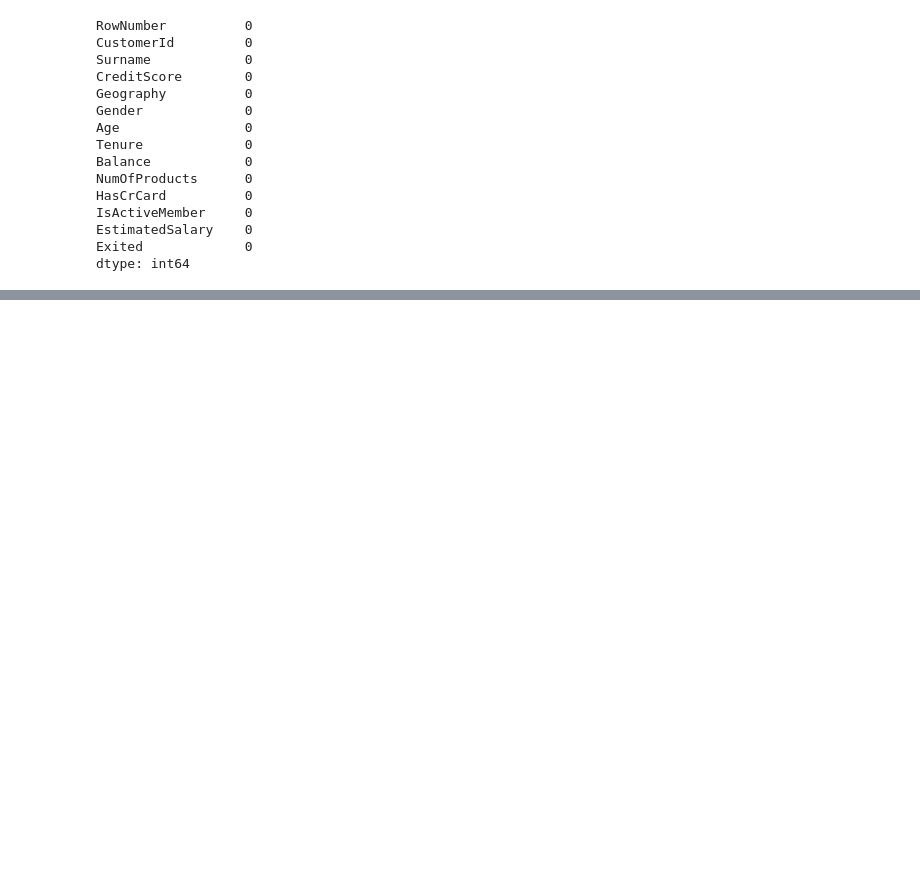
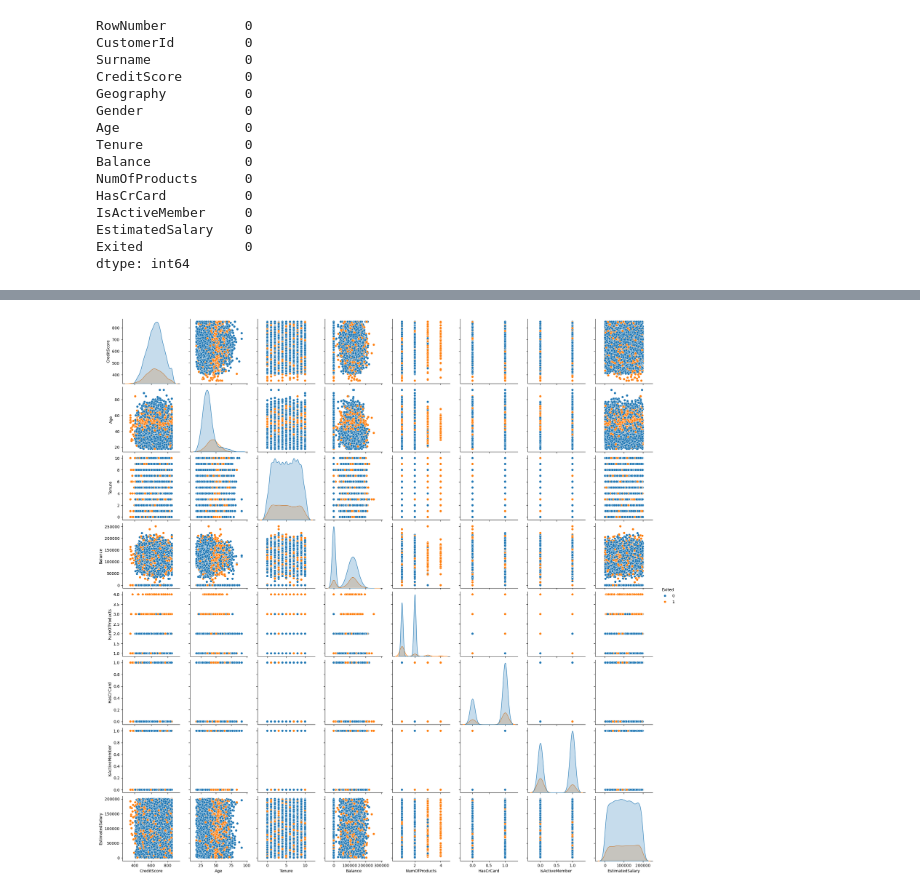
Before and after one commit to sophiembanda/Churn_Modelling, a Jupyter notebook: Churn Modelling.ipynb, the cells around one changed output, grey strips where cells are left out. Drawn from its saved outputs; the diff is of its cells as text; code cells hidden in the pictures; blank space fills up the shorter version.

```diff
--- a/Churn Modelling.ipynb
+++ b/Churn Modelling.ipynb
@@ -97,0 +111,8 @@ dtype: int64
+# %%
+#Limiting the data
+raw_data_visual=raw_data[['CreditScore', 'Geography', 'Gender', 'Age', 'Tenure', 'Balance', 'NumOfProducts', 'HasCrCard', 'IsActiveMember', 'EstimatedSalary', 'Exited']]
+
+#Visualize
+g=sns.pairplot(raw_data_visual,hue='Exited')
+# %% [output]
+[figure, added]
```
Also changed, not shown: parts of 5 cells of this notebook.
